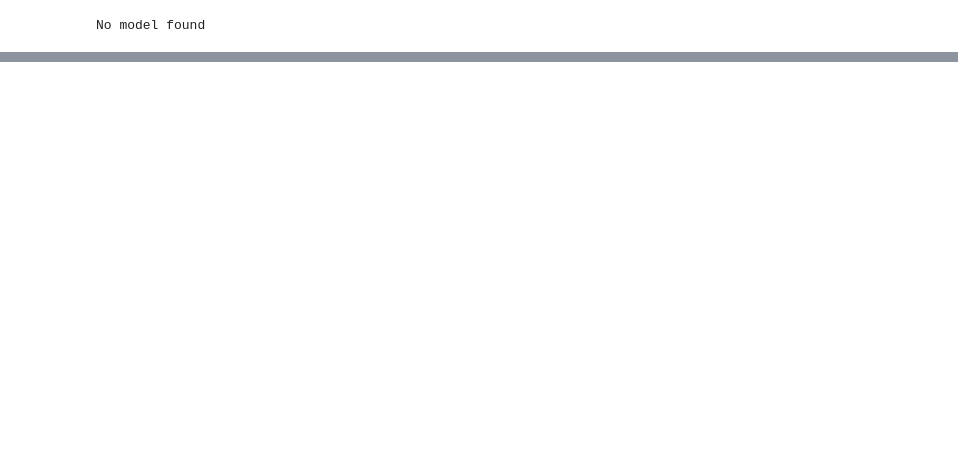
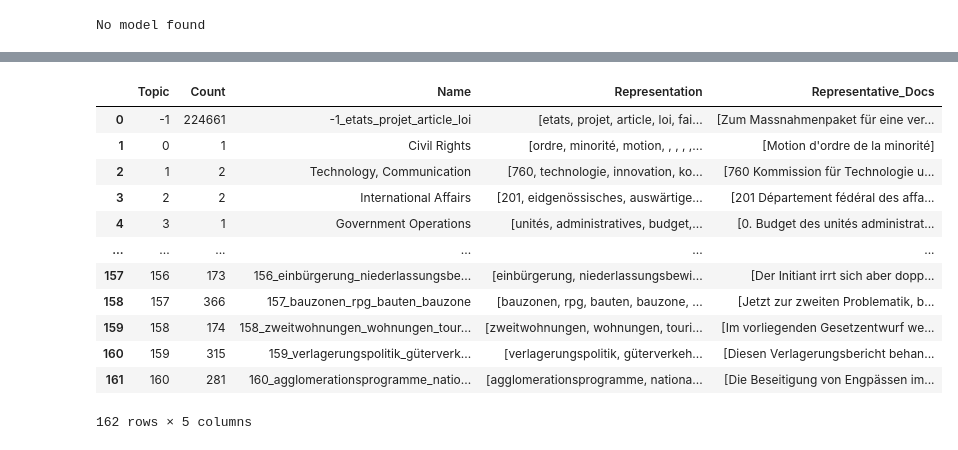
Before and after one commit to MatteoFasulo/DemocraSci-AM, a Jupyter notebook: bertopic.ipynb, the cells around one changed output, grey strips where cells are left out. Cells and saved outputs as stored; diff of their text form; code cells hidden in the pictures; blank space fills up the shorter version.

```diff
--- a/bertopic.ipynb
+++ b/bertopic.ipynb
@@ -57,3 +80,17 @@ topic_df
 | 89401 | zu9898 | Kommission für die 7. Revision de... | 1968-09-10 | Nationalrat | NaN | graph | DE | 1960.0 | 1950.0 | ... |
 | 89402 | zu996 | 36. Ruhegehalte für die Bundesrat... | 1919-06-12 | Nationalrat | NaN | graph | DE | 1910.0 | 1900.0 | ... |
 89403 rows × 14 columns
+# %%
+# Load the embedding model
+EMBEDDING_MODEL = "Qwen/Qwen3-Embedding-0.6B"
+embedder = SentenceTransformer(
+    EMBEDDING_MODEL,
+    trust_remote_code=True,
+    model_kwargs={
+        "torch_dtype": torch.bfloat16,
+        "attn_implementation": "sdpa",
+    },
+    tokenizer_kwargs={
+        "padding_side": "left"
+    },
+)
@@ -173,0 +223,16 @@ KeyboardInterrupt:
+# %%
+topic_model.get_topic_info()
+# %% [output]
+|  | Topic | Count | Name | Representation | Representative_Docs |
+| 0 | -1 | 224661 | -1_etats_projet_article_loi | [etats, projet, article, loi, fai... | [Zum Massnahmenpaket für eine ver... |
+| 1 | 0 | 1 | Civil Rights | [ordre, minorité, motion, , , , ,... | [Motion d'ordre de la minorité] |
+| 2 | 1 | 2 | Technology, Communication | [760, technologie, innovation, ko... | [760 Kommission für Technologie u... |
+| 3 | 2 | 2 | International Affairs | [201, eidgenössisches, auswärtige... | [201 Département fédéral des affa... |
+| 4 | 3 | 1 | Government Operations | [unités, administratives, budget,... | [0. Budget des unités administrat... |
+| ... | ... | ... | ... | ... | ... |
+| 157 | 156 | 173 | 156_einbürgerung_niederlassungsbe... | [einbürgerung, niederlassungsbewi... | [Der Initiant irrt sich aber dopp... |
+| 158 | 157 | 366 | 157_bauzonen_rpg_bauten_bauzone | [bauzonen, rpg, bauten, bauzone, ... | [Jetzt zur zweiten Problematik, b... |
+| 159 | 158 | 174 | 158_zweitwohnungen_wohnungen_tour... | [zweitwohnungen, wohnungen, touri... | [Im vorliegenden Gesetzentwurf we... |
+| 160 | 159 | 315 | 159_verlagerungspolitik_güterverk... | [verlagerungspolitik, güterverkeh... | [Diesen Verlagerungsbericht behan... |
+| 161 | 160 | 281 | 160_agglomerationsprogramme_natio... | [agglomerationsprogramme, nationa... | [Die Beseitigung von Engpässen im... |
+162 rows × 5 columns
```
Also changed, not shown: parts of 19 cells of this notebook, 2 other files.
